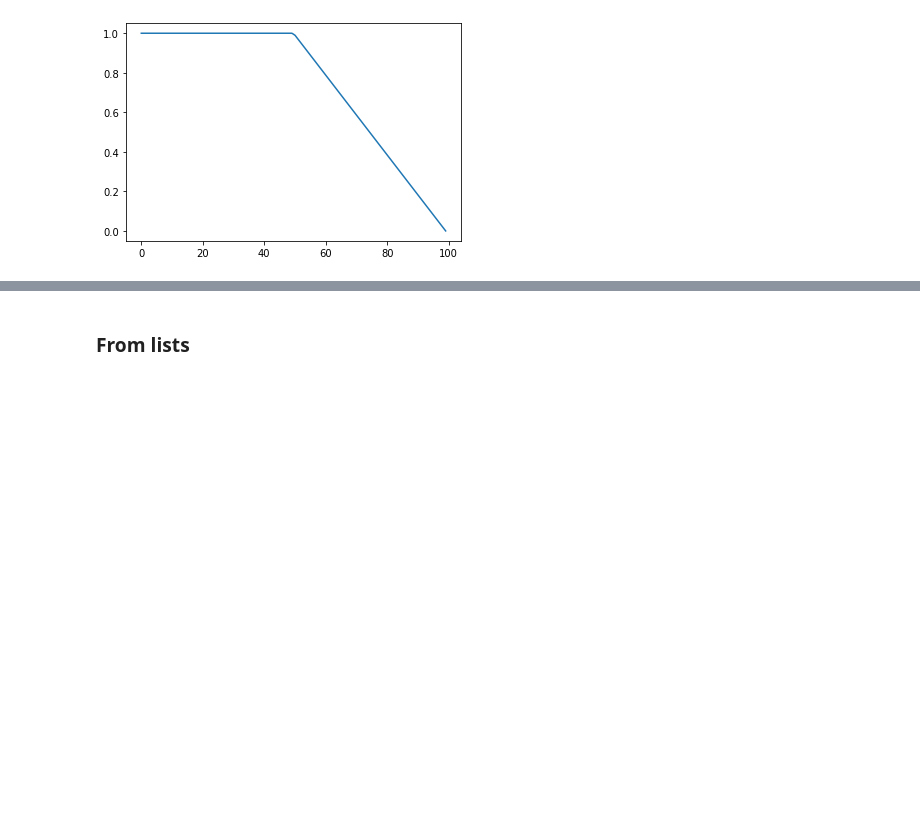
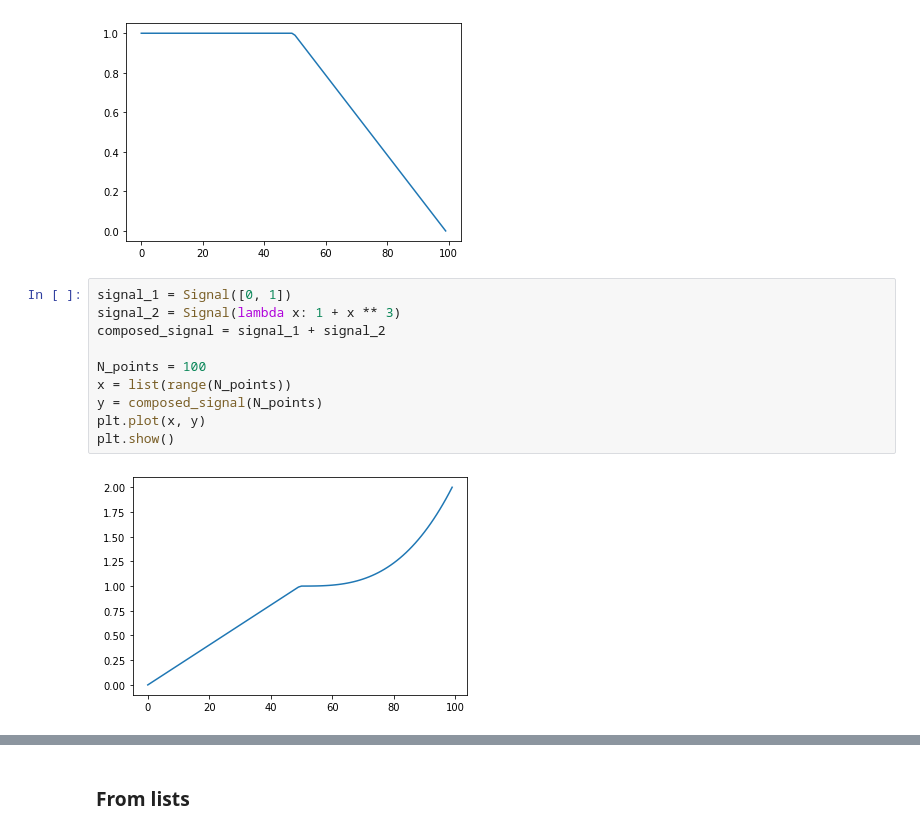
Before and after one commit to danlessa/signal_composer, a Jupyter notebook: examples/simple_signal.ipynb, the cells around one changed output, grey strips where cells are left out. Drawn from its saved outputs; the diff is of its cells as text; blank space fills up the shorter version.

```diff
--- a/examples/simple_signal.ipynb
+++ b/examples/simple_signal.ipynb
@@ -47,4 +47,16 @@ composed_signal = signal_1 + signal_2
 plot_signal(composed_signal)
 # %% [output]
 [figure]
+# %%
+signal_1 = Signal([0, 1])
+signal_2 = Signal(lambda x: 1 + x ** 3)
+composed_signal = signal_1 + signal_2
+
+N_points = 100
+x = list(range(N_points))
+y = composed_signal(N_points)
+plt.plot(x, y)
+plt.show()
+# %% [output]
+[figure, added]
 # %%
```
Also changed, not shown: parts of 6 cells of this notebook, 8 other files.
